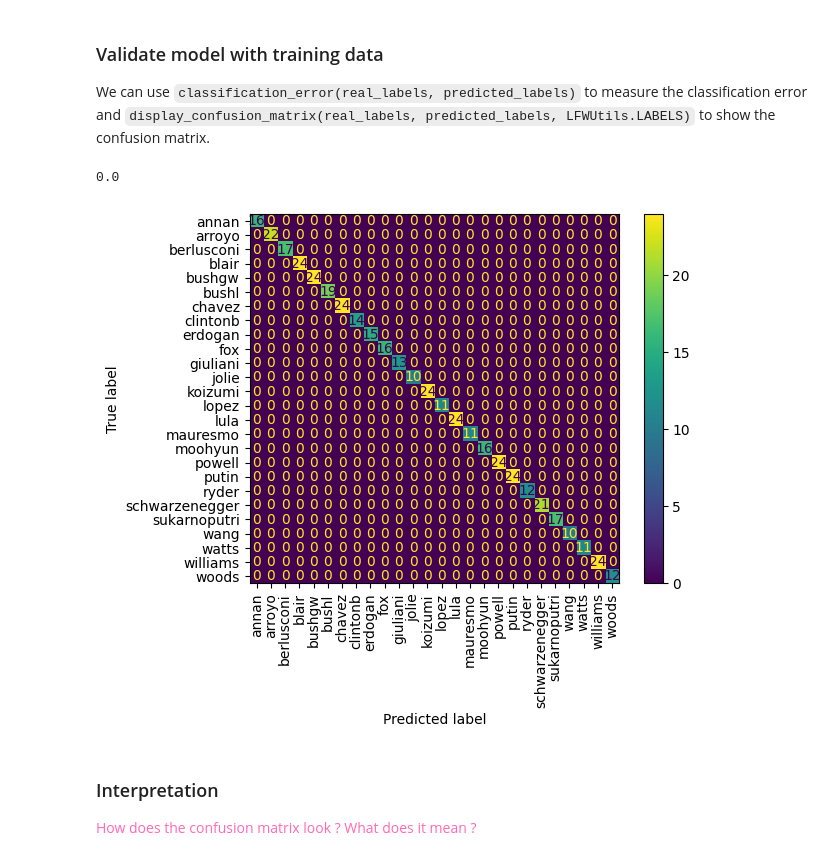
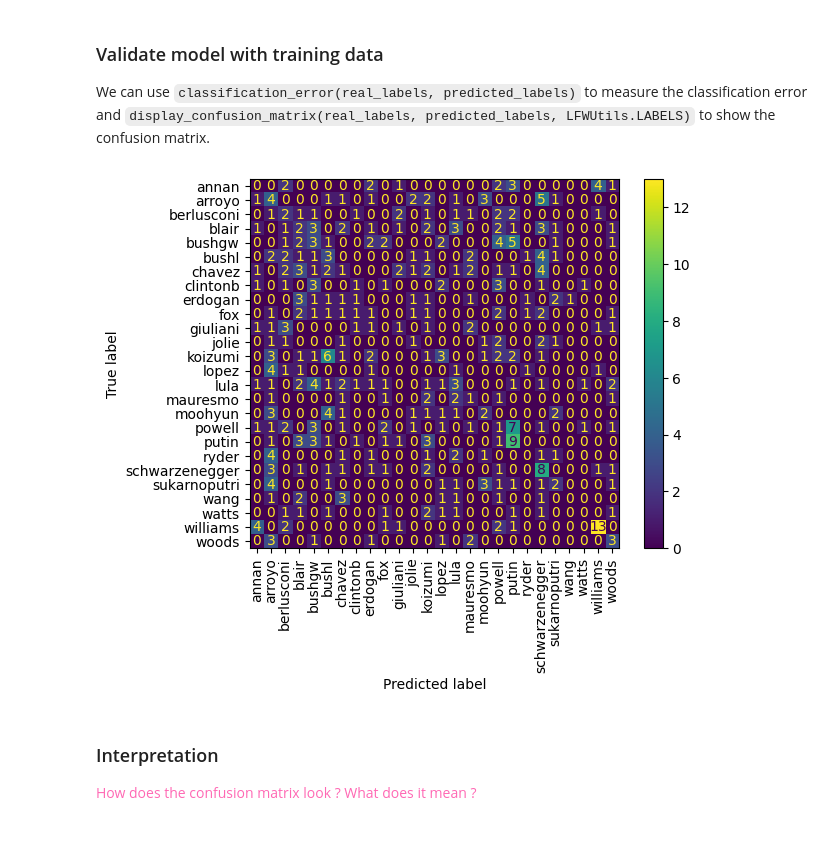
Before and after one commit to yiwendy163/HW10, a Jupyter notebook: HW10.ipynb, the cells around one changed output. Cells and saved outputs as stored; diff of their text form; code cells hidden in the pictures.

```diff
--- a/HW10.ipynb
+++ b/HW10.ipynb
@@ -262,32 +275,29 @@ Yes, it make sense. After train the model, photos are more recognizable. Low Num
 Now, back to classifying...
 # %%
 # TODO: create a classifier
-from sklearn.ensemble import RandomForestClassifier
+classifier = RandomForestClassifier(n_estimators=100, random_state=42)
 
 # TODO: separate input and output columns from the train DataFrame
-X_train = train_pca_df.drop('label', axis=1)  # Features
+X_train = train_pca_df[['PC0', 'PC1', 'PC2']]
 y_train = train_pca_df['label']
 
 # TODO: train model using train data and labels
-train_model= RandomForestClassifier(n_estimators=100, random_state=42)
-train_model.fit(X_train, y_train)
+classifier.fit(X_train, y_train)
 
 # TODO: run prediction on train data
-train_predictions = train_model.predict(X_train)
+y_train_pred = classifier.predict(X_train)
 # %% [markdown]
 ### Validate model with training data
 
 We can use `classification_error(real_labels, predicted_labels)` to measure the classification error and `display_confusion_matrix(real_labels, predicted_labels, LFWUtils.LABELS)` to show the confusion matrix.
 # %%
-from sklearn.metrics import precision_score, recall_score
 # measure classification error
-print(classification_error(train["labels"], train_predictions))
+train_error = classification_error(y_train, y_train_pred)
 
 # look at confusion matrix
-display_confusion_matrix(train["labels"], train_predictions, LFWUtils.LABELS)
+display_confusion_matrix(y_train, y_train_pred, LFWUtils.LABELS)
 # %% [output]
-0.0
-[figure, old version]
+[figure, new version]
 # %% [markdown]
 ### Interpretation
 
```
Also changed, not shown: parts of 11 cells of this notebook.
